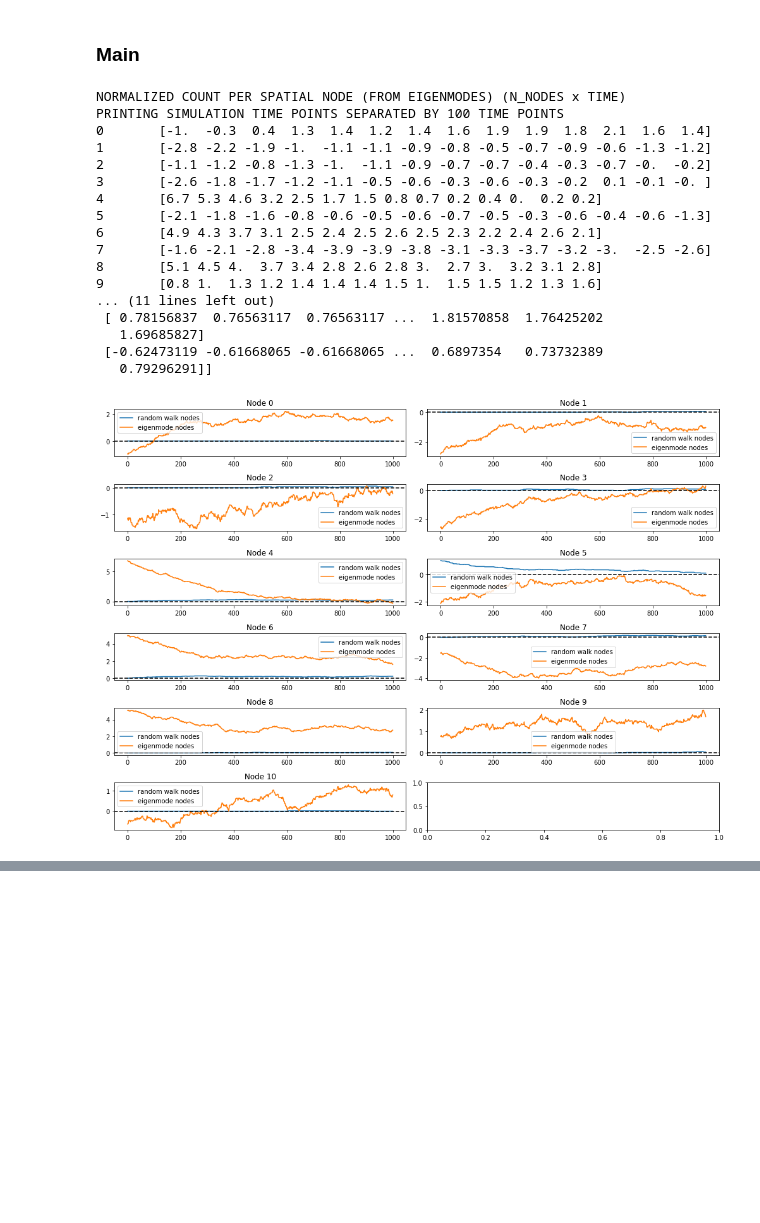
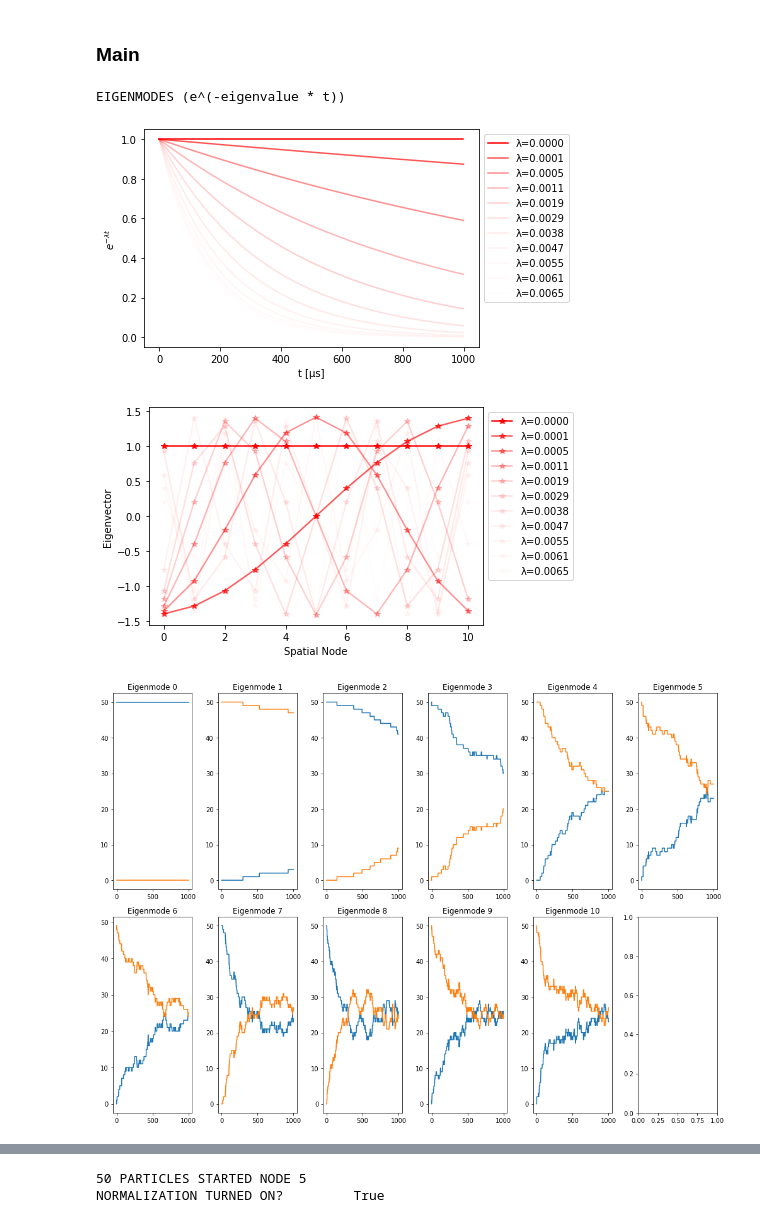
Before and after one commit to margotwagner/diffusion-model, a Jupyter notebook: notebooks/markov-eigenmode-validation/eme-random-walk-1d-validation.ipynb, the cells around one changed output, grey strips where cells are left out. Drawn from its saved outputs; the diff is of its cells as text; code cells hidden in the pictures; blank space fills up the shorter version.

Commit message:
added eigenvector plotting and some figures from the other branch" Also added some extra cells to show outputs from helper functions.

```diff
--- a/notebooks/markov-eigenmode-validation/eme-random-walk-1d-validation.ipynb
+++ b/notebooks/markov-eigenmode-validation/eme-random-walk-1d-validation.ipynb
@@ -241,8 +272,9 @@ def get_eigenmode(eigenvalues, t):
-# %%
-def make_eigenmode_plots(eigenvalues):
-    time = np.array(range(n_time_pts))
-
-    for i in range(len(eigenvalues)):
-        plt.plot(time, get_eigenmode(eigenvalues[i], time))
-
-    plt.show()
+# %%
+# find probability of moving one step
+kdt, k = get_jump_probability(
+    line_length, n_spatial_locs, diffusion_constant_D, dt
+)
+
+A = transition_matrix_maker(-k, n_spatial_locs)
+plt.imshow(A)
+A
@@ -307,2 +409,8 @@ def get_eigenvalues_and_vectors(A: np.ndarray,
 
     return eigenvalues, eigenvectors, eval_sort_index
+# %%
+eigenvalues, eigenvectors, eval_sort_index = get_eigenvalues_and_vectors(
+    A,
+    print_output=True,
+    plot_eigenmodes=True,
+    plot_eigenvectors=True)
@@ -611,7 +741,7 @@ def main():
 
     # get sorted eigenvalues and eigenvectors (normalized)
     eigenvalues, eigenvectors, eval_sort_index = get_eigenvalues_and_vectors(
-        A, print_output=False, plot_eigenmodes=False
+        A, print_output=False, plot_eigenmodes=True, plot_eigenvectors=True
     )
 
     # Find initial values for the number of particles in each eigenmode
@@ -623,49 +753,35 @@ def main():
     # initialize eigenmode Markov model transition probabilities
     eigenmode_transition_probability = get_eigenmode_transition_probability(
         eigenvalues, print_output=False
     )
 
     # run Markov model
     n_per_eigenmode_state = eigenmode_markov_simulation(
         n_spatial_locs,
         [init_n_positive_modes, init_n_negative_modes],
         eigenmode_transition_probability,
         n_particles,
         dt,
         n_time_pts,
-        plot=False,
+        plot=True,
     )
 
     # inverse transform; convert eigenmode representation to node representation
     node_vals_from_modes = eigenmodes_to_spatial_nodes(n_per_eigenmode_state, eigenvectors, print_output=True)
     print(node_vals_from_modes/ n_particles)
 
     # compare with random walk simulation
     graph_num_comparison(
         unnorm_n_per_loc,
         node_vals_from_modes,
         legend_vals=["random walk nodes", "eigenmode nodes"],
         title="Node"
         )
 
 if __name__ == "__main__":
     tables_created = main()
 # %% [output]
-NORMALIZED COUNT PER SPATIAL NODE (FROM EIGENMODES) (N_NODES x TIME)
-PRINTING SIMULATION TIME POINTS SEPARATED BY 100 TIME POINTS
-0       [-1.  -0.3  0.4  1.3  1.4  1.2  1.4  1.6  1.9  1.9  1.8  2.1  1.6  1.4]
-1       [-2.8 -2.2 -1.9 -1.  -1.1 -1.1 -0.9 -0.8 -0.5 -0.7 -0.9 -0.6 -1.3 -1.2]
-2       [-1.1 -1.2 -0.8 -1.3 -1.  -1.1 -0.9 -0.7 -0.7 -0.4 -0.3 -0.7 -0.  -0.2]
-3       [-2.6 -1.8 -1.7 -1.2 -1.1 -0.5 -0.6 -0.3 -0.6 -0.3 -0.2  0.1 -0.1 -0. ]
-4       [6.7 5.3 4.6 3.2 2.5 1.7 1.5 0.8 0.7 0.2 0.4 0.  0.2 0.2]
-5       [-2.1 -1.8 -1.6 -0.8 -0.6 -0.5 -0.6 -0.7 -0.5 -0.3 -0.6 -0.4 -0.6 -1.3]
-6       [4.9 4.3 3.7 3.1 2.5 2.4 2.5 2.6 2.5 2.3 2.2 2.4 2.6 2.1]
-7       [-1.6 -2.1 -2.8 -3.4 -3.9 -3.9 -3.8 -3.1 -3.3 -3.7 -3.2 -3.  -2.5 -2.6]
-8       [5.1 4.5 4.  3.7 3.4 2.8 2.6 2.8 3.  2.7 3.  3.2 3.1 2.8]
-9       [0.8 1.  1.3 1.2 1.4 1.4 1.4 1.5 1.  1.5 1.5 1.2 1.3 1.6]
-... (11 lines left out)
- [ 0.78156837  0.76563117  0.76563117 ...  1.81570858  1.76425202
-   1.69685827]
- [-0.62473119 -0.61668065 -0.61668065 ...  0.6897354   0.73732389
-   0.79296291]]
+EIGENMODES (e^(-eigenvalue * t))
-[figure, old version]
+[figure, new version]
+[figure, added]
+[figure, added]
@@ -673,0 +806,2 @@ NORMALIZATION TURNED ON?         True
+50 PARTICLES STARTED NODE 5
+NORMALIZATION TURNED ON?         True
```
Also changed, not shown: parts of 9 cells of this notebook, 2 other files.
